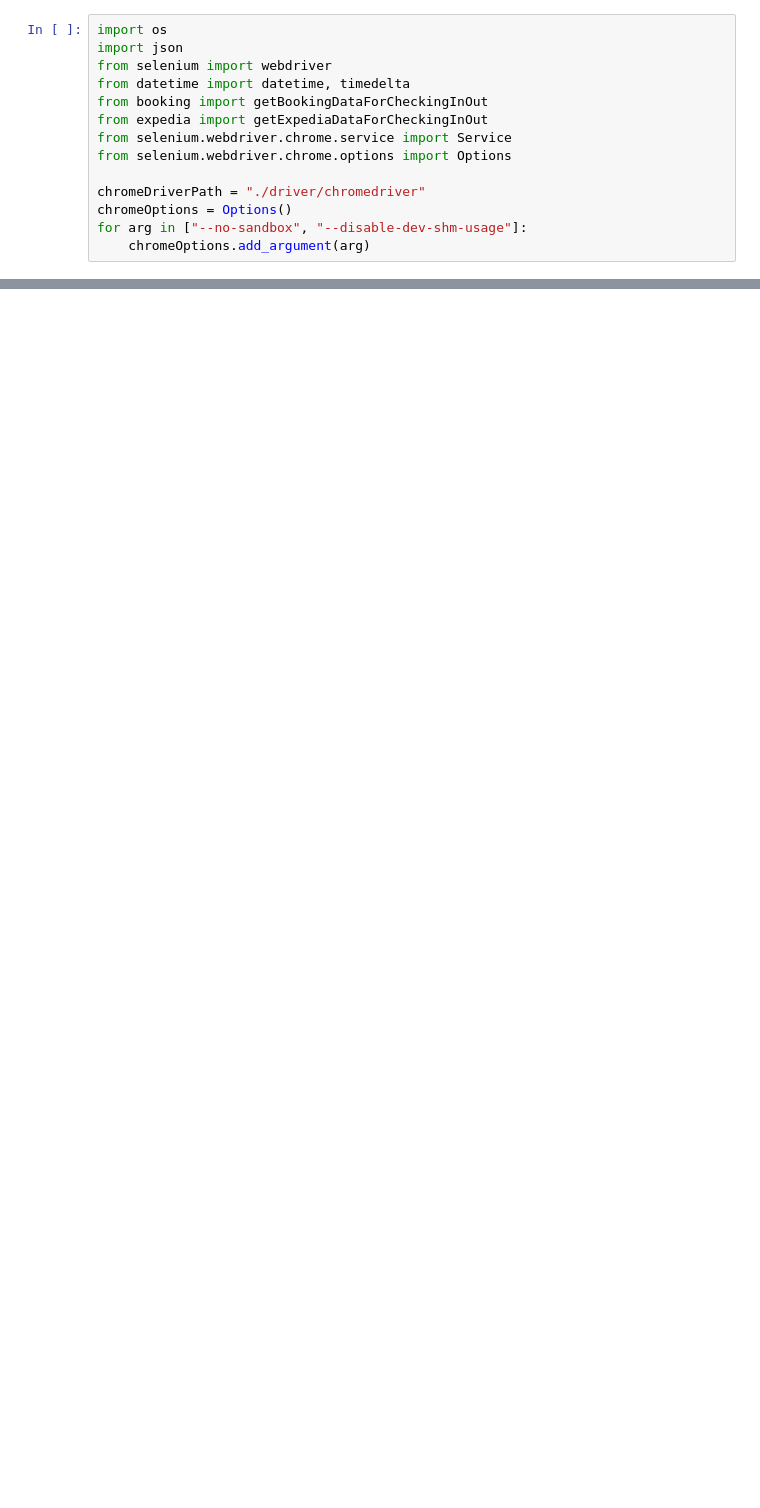
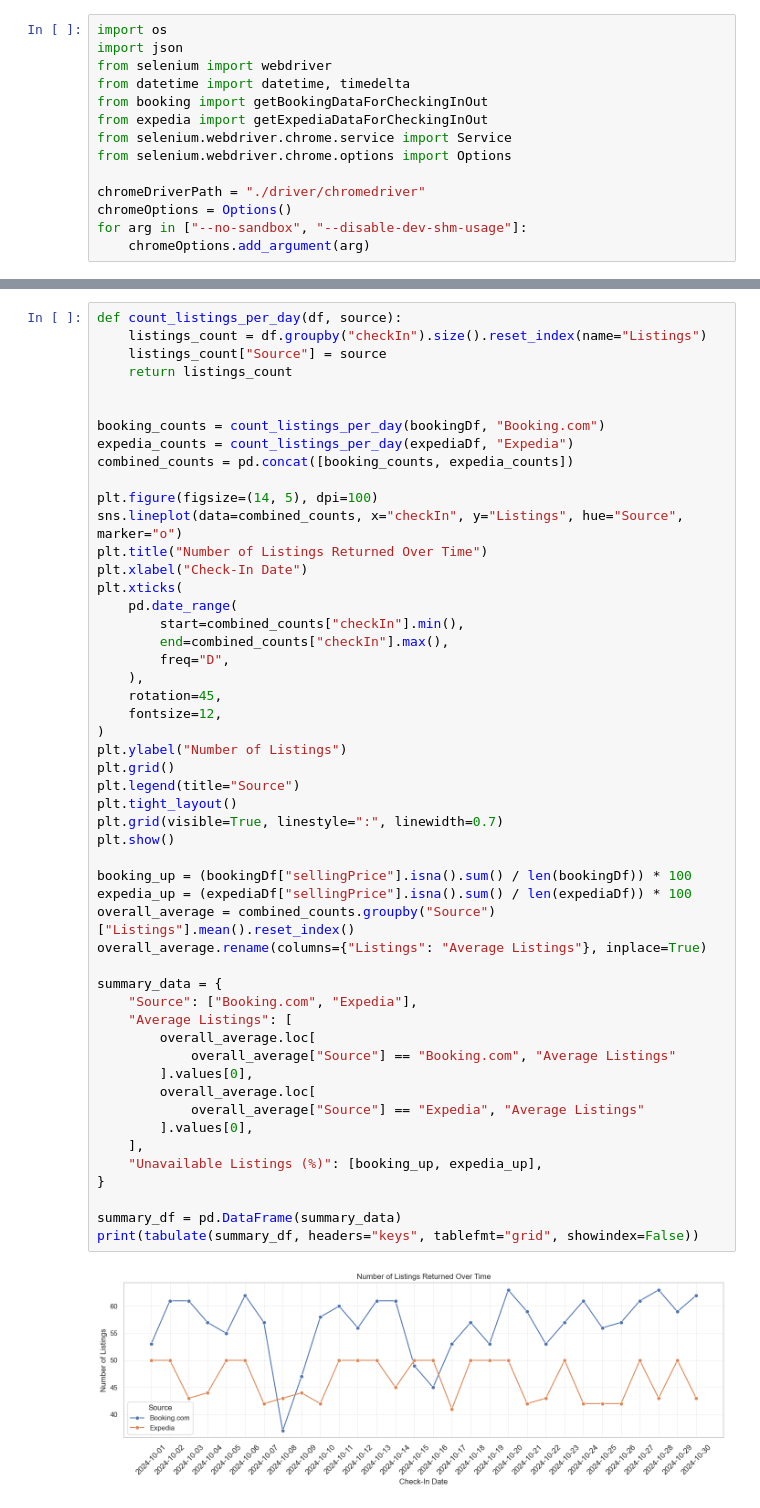
Before and after one commit to axnmol/scraper, a Jupyter notebook: scrap.ipynb, the cells around one changed output, grey strips where cells are left out. Saved outputs shown, nothing was run; the diff lists cells and outputs as text; blank space fills up the shorter version.

```diff
--- a/scrap.ipynb
+++ b/scrap.ipynb
@@ -57,0 +341,53 @@ expediaData = getDataList(start, end, isBooking=False)
+# %%
+def count_listings_per_day(df, source):
+    listings_count = df.groupby("checkIn").size().reset_index(name="Listings")
+    listings_count["Source"] = source
+    return listings_count
+
+
+booking_counts = count_listings_per_day(bookingDf, "Booking.com")
+expedia_counts = count_listings_per_day(expediaDf, "Expedia")
+combined_counts = pd.concat([booking_counts, expedia_counts])
+
+plt.figure(figsize=(14, 5), dpi=100)
+sns.lineplot(data=combined_counts, x="checkIn", y="Listings", hue="Source", marker="o")
+plt.title("Number of Listings Returned Over Time")
+plt.xlabel("Check-In Date")
+plt.xticks(
+    pd.date_range(
+        start=combined_counts["checkIn"].min(),
+        end=combined_counts["checkIn"].max(),
+        freq="D",
+    ),
+    rotation=45,
+    fontsize=12,
+)
+plt.ylabel("Number of Listings")
+plt.grid()
+plt.legend(title="Source")
+plt.tight_layout()
+plt.grid(visible=True, linestyle=":", linewidth=0.7)
+plt.show()
+
+booking_up = (bookingDf["sellingPrice"].isna().sum() / len(bookingDf)) * 100
+expedia_up = (expediaDf["sellingPrice"].isna().sum() / len(expediaDf)) * 100
+overall_average = combined_counts.groupby("Source")["Listings"].mean().reset_index()
+overall_average.rename(columns={"Listings": "Average Listings"}, inplace=True)
+
+summary_data = {
+    "Source": ["Booking.com", "Expedia"],
+    "Average Listings": [
+        overall_average.loc[
+            overall_average["Source"] == "Booking.com", "Average Listings"
+        ].values[0],
+        overall_average.loc[
+            overall_average["Source"] == "Expedia", "Average Listings"
+        ].values[0],
+    ],
+    "Unavailable Listings (%)": [booking_up, expedia_up],
+}
+
+summary_df = pd.DataFrame(summary_data)
+print(tabulate(summary_df, headers="keys", tablefmt="grid", showindex=False))
+# %% [output]
+[figure, added]
```
Also changed, not shown: parts of 32 cells of this notebook, 2 other files.
